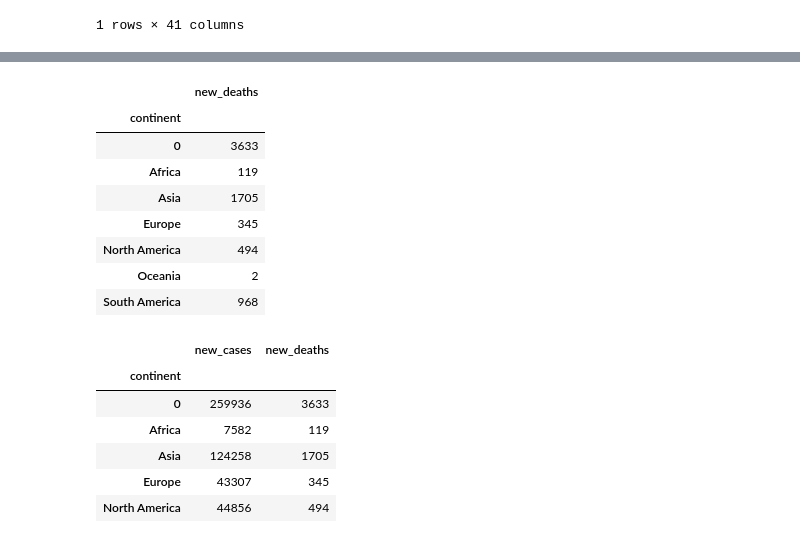
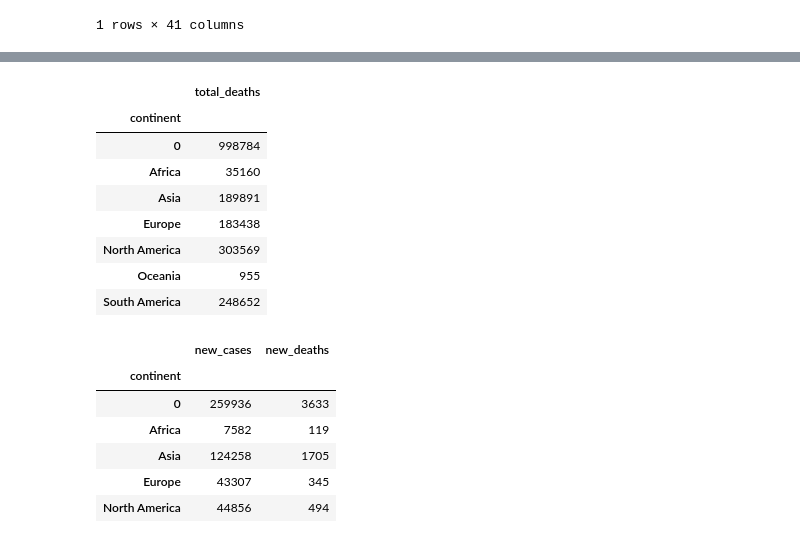
Before and after one commit to jjjdewan/ucb-data-visualization-msgrp-project1-covid-19, a Jupyter notebook: covid-19-project-challenge.ipynb, the cells around one changed output, grey strips where cells are left out. Drawn from its saved outputs; the diff is of its cells as text; code cells hidden in the pictures.

```diff
--- a/covid-19-project-challenge.ipynb
+++ b/covid-19-project-challenge.ipynb
@@ -107,18 +113,18 @@ total_cases_group.head()
 # %%
 # Get total # of death by continent
-total_death_group = covid_data_clean.groupby(["continent"])["new_deaths"].sum()
+total_death_group = covid_data_clean.groupby(["continent"])["total_deaths"].sum()
 total_death_group = pd.DataFrame(total_death_group)
 total_death_group
 # %% [output]
-|  | new_deaths |
+|  | total_deaths |
 | continent |  |
-| 0 | 3633 |
-| Africa | 119 |
-| Asia | 1705 |
-| Europe | 345 |
-| North America | 494 |
-| Oceania | 2 |
-| South America | 968 |
+| 0 | 998784 |
+| Africa | 35160 |
+| Asia | 189891 |
+| Europe | 183438 |
+| North America | 303569 |
+| Oceania | 955 |
+| South America | 248652 |
 # %%
 # merge dataframe of total cases and total death in each continent
 #
```
Also changed, not shown: parts of 10 cells of this notebook.
